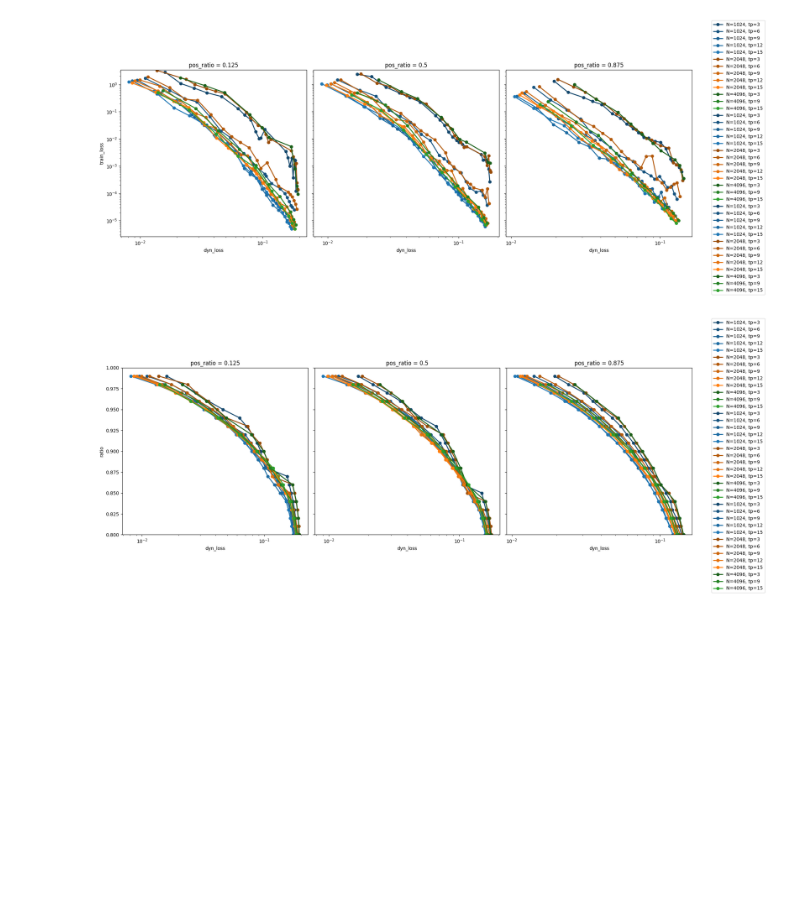
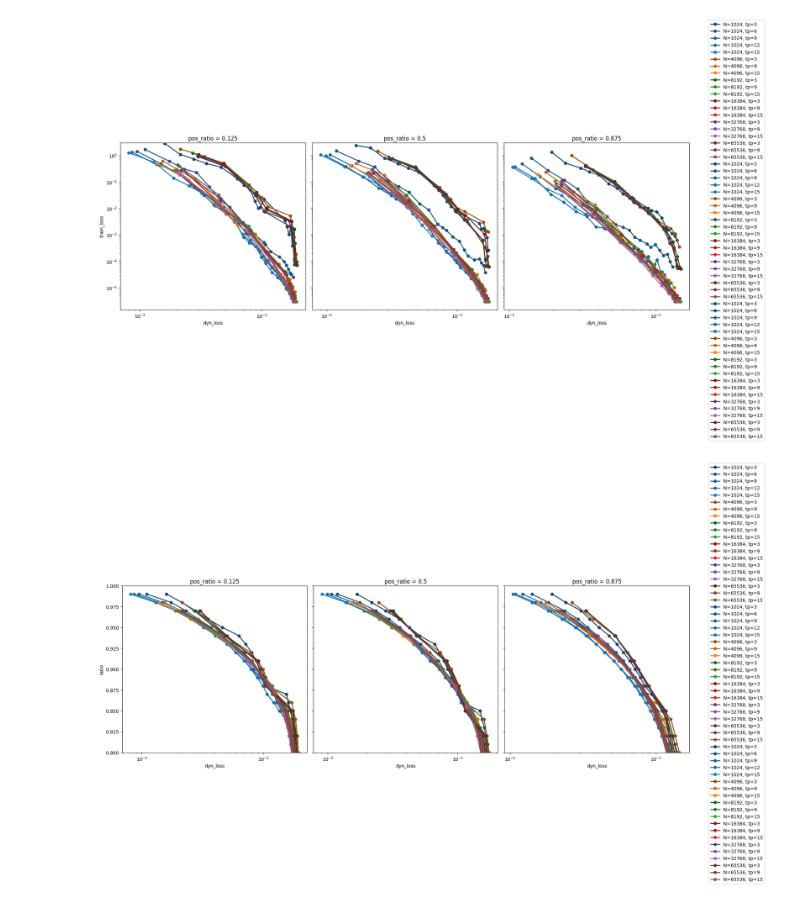
Before and after one commit to YanchengZhou2003/SeLM_v2, a Jupyter notebook: logs/log_ICML3/analysis.ipynb, the cells around one changed output. Saved outputs shown, nothing was run; the diff lists cells and outputs as text; code cells hidden in the pictures; blank space fills up the shorter version.

```diff
--- a/logs/log_ICML3/analysis.ipynb
+++ b/logs/log_ICML3/analysis.ipynb
@@ -580,36 +580,36 @@ def plot_dyn_vs_ratio_multi(results, Ns, pos_list=[0.125,0.5,0.875]):
                 for r, d in items:
                     if d["dyn_loss"] is not None:
                         dyn_vals.append(d["dyn_loss"])
                         ratio_vals.append(r)
 
                 if not dyn_vals:
                     continue
 
                 ax.plot(
                     dyn_vals, ratio_vals,
                     marker="o", linewidth=2, color=color,
                     label=f"N={N}, tp={tp}"
                 )
 
         ax.set_title(f"pos_ratio = {pos}")
         ax.set_xlabel("dyn_loss")
         ax.set_xscale("log")
 
     axes[0].set_ylabel("ratio")
     axes[0].set_ylim(0.8, 1)
 
     fig.legend(loc="center left", bbox_to_anchor=(1.02, 0.5))
 
     plt.tight_layout()
     plt.show()
 
-Ns = [1024, 2048, 4096]
+Ns = [1024, 4096, 8192, 16384, 32768, 65536]
 
 plot_dyn_vs_train_multi(results, Ns)
 plot_dyn_vs_ratio_multi(results, Ns)
 # %% [output]
-[figure, old version]
+[figure, new version]
-[figure, old version]
+[figure, new version]
 # %%
 import plotly.graph_objects as go
 
```
Also changed, not shown: parts of 5 cells of this notebook, 12 other files.
